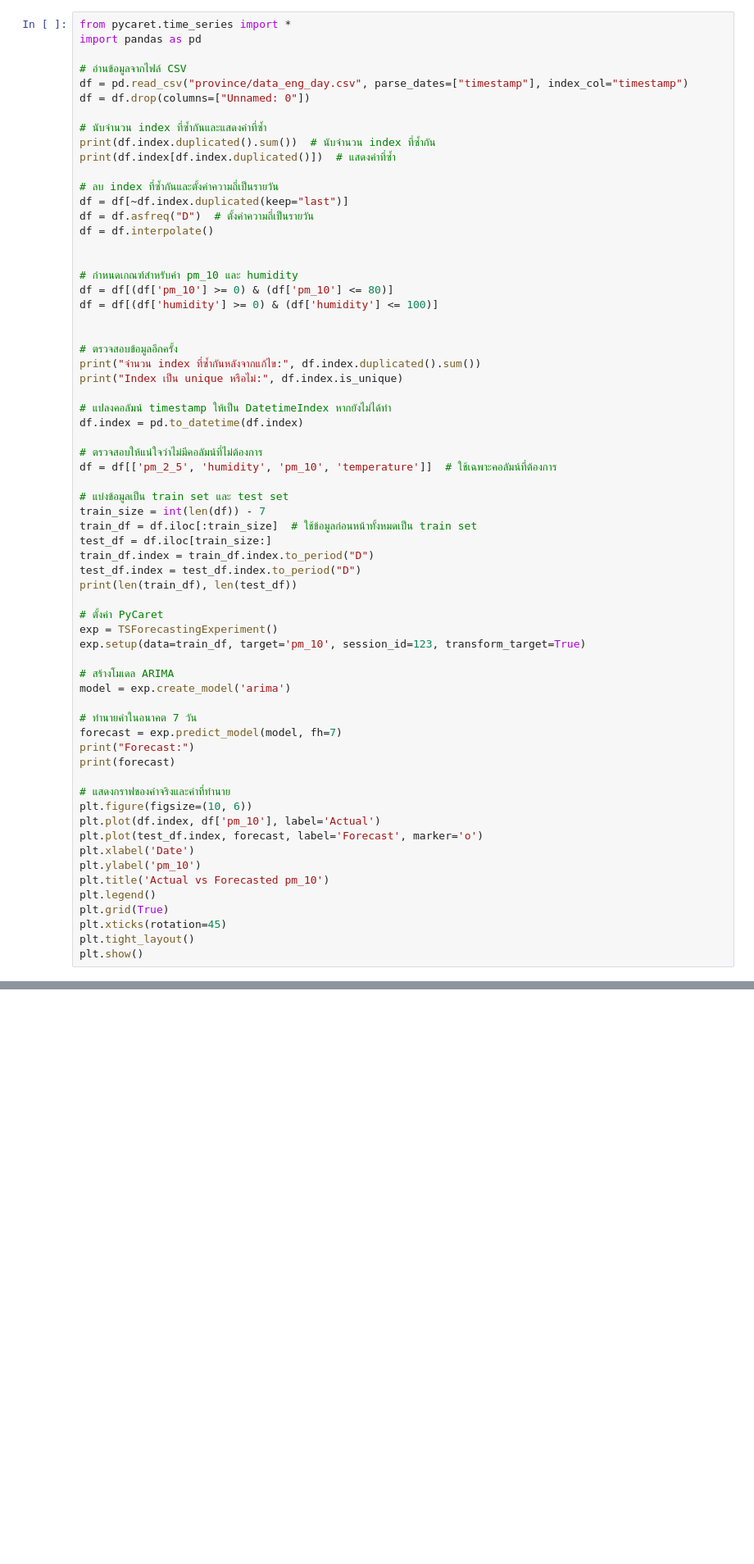
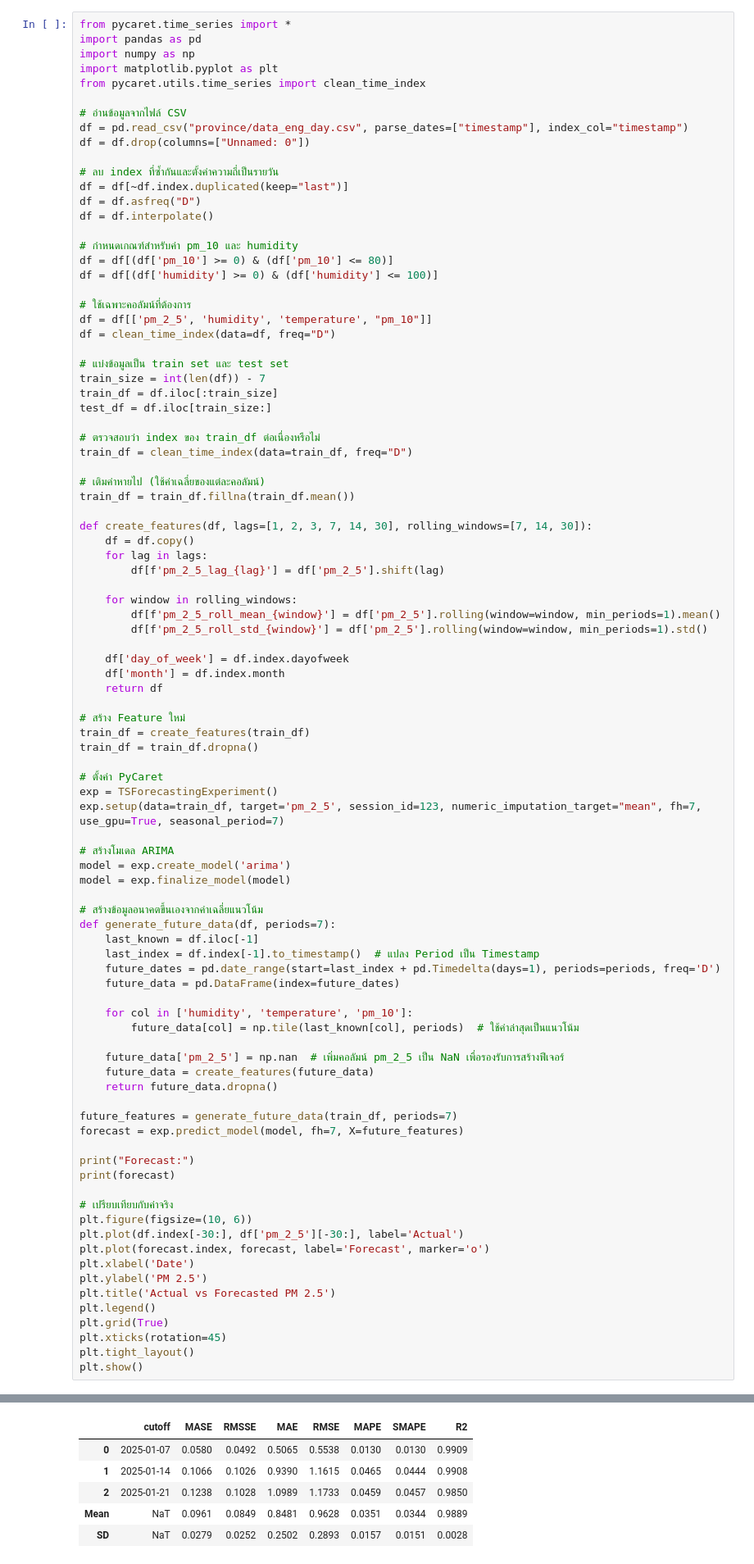
Before and after one commit to KIM2548TH/termproject1-2_cleandata, a Jupyter notebook: test3_kim.ipynb, the cells around one changed output, grey strips where cells are left out. Shown at 82% size. Saved outputs shown, nothing was run; the diff lists cells and outputs as text; blank space fills up the shorter version.

```diff
--- a/test3_kim.ipynb
+++ b/test3_kim.ipynb
@@ -1,63 +1,90 @@
 # %%
 from pycaret.time_series import *
 import pandas as pd
+import numpy as np
+import matplotlib.pyplot as plt
+from pycaret.utils.time_series import clean_time_index
 
 # อ่านข้อมูลจากไฟล์ CSV
 df = pd.read_csv("province/data_eng_day.csv", parse_dates=["timestamp"], index_col="timestamp")
 df = df.drop(columns=["Unnamed: 0"])
 
-# นับจำนวน index ที่ซ้ำกันและแสดงค่าที่ซ้ำ
-print(df.index.duplicated().sum())  # นับจำนวน index ที่ซ้ำกัน
-print(df.index[df.index.duplicated()])  # แสดงค่าที่ซ้ำ
-
 # ลบ index ที่ซ้ำกันและตั้งค่าความถี่เป็นรายวัน
 df = df[~df.index.duplicated(keep="last")]
-df = df.asfreq("D")  # ตั้งค่าความถี่เป็นรายวัน
+df = df.asfreq("D")
 df = df.interpolate()
-
 
 # กำหนดเกณฑ์สำหรับค่า pm_10 และ humidity
 df = df[(df['pm_10'] >= 0) & (df['pm_10'] <= 80)]
 df = df[(df['humidity'] >= 0) & (df['humidity'] <= 100)]
 
-
-# ตรวจสอบข้อมูลอีกครั้ง
-print("จำนวน index ที่ซ้ำกันหลังจากแก้ไข:", df.index.duplicated().sum())
-print("Index เป็น unique หรือไม่:", df.index.is_unique)
-
-# แปลงคอลัมน์ timestamp ให้เป็น DatetimeIndex หากยังไม่ได้ทำ
-df.index = pd.to_datetime(df.index)
-
-# ตรวจสอบให้แน่ใจว่าไม่มีคอลัมน์ที่ไม่ต้องการ
-df = df[['pm_2_5', 'humidity', 'pm_10', 'temperature']]  # ใช้เฉพาะคอลัมน์ที่ต้องการ
+# ใช้เฉพาะคอลัมน์ที่ต้องการ
+df = df[['pm_2_5', 'humidity', 'temperature', "pm_10"]]
+df = clean_time_index(data=df, freq="D")
 
 # แบ่งข้อมูลเป็น train set และ test set
 train_size = int(len(df)) - 7
-train_df = df.iloc[:train_size]  # ใช้ข้อมูลก่อนหน้าทั้งหมดเป็น train set
+train_df = df.iloc[:train_size]
 test_df = df.iloc[train_size:]
-train_df.index = train_df.index.to_period("D")
-test_df.index = test_df.index.to_period("D")
-print(len(train_df), len(test_df))
+
+# ตรวจสอบว่า index ของ train_df ต่อเนื่องหรือไม่
+train_df = clean_time_index(data=train_df, freq="D")
+
+# เติมค่าหายไป (ใช้ค่าเฉลี่ยของแต่ละคอลัมน์)
+train_df = train_df.fillna(train_df.mean())
+
+def create_features(df, lags=[1, 2, 3, 7, 14, 30], rolling_windows=[7, 14, 30]):
+    df = df.copy()
+    for lag in lags:
+        df[f'pm_2_5_lag_{lag}'] = df['pm_2_5'].shift(lag)
+
+    for window in rolling_windows:
+        df[f'pm_2_5_roll_mean_{window}'] = df['pm_2_5'].rolling(window=window, min_periods=1).mean()
+        df[f'pm_2_5_roll_std_{window}'] = df['pm_2_5'].rolling(window=window, min_periods=1).std()
+
+    df['day_of_week'] = df.index.dayofweek
+    df['month'] = df.index.month
+    return df
+
+# สร้าง Feature ใหม่
+train_df = create_features(train_df)
+train_df = train_df.dropna()
 
 # ตั้งค่า PyCaret
 exp = TSForecastingExperiment()
-exp.setup(data=train_df, target='pm_10', session_id=123, transform_target=True)
+exp.setup(data=train_df, target='pm_2_5', session_id=123, numeric_imputation_target="mean", fh=7, use_gpu=True, seasonal_period=7)
 
 # สร้างโมเดล ARIMA
 model = exp.create_model('arima')
+model = exp.finalize_model(model)
 
-# ทำนายค่าในอนาคต 7 วัน
-forecast = exp.predict_model(model, fh=7)
+# สร้างข้อมูลอนาคตขึ้นเองจากค่าเฉลี่ยแนวโน้ม
+def generate_future_data(df, periods=7):
+    last_known = df.iloc[-1]
+    last_index = df.index[-1].to_timestamp()  # แปลง Period เป็น Timestamp
+    future_dates = pd.date_range(start=last_index + pd.Timedelta(days=1), periods=periods, freq='D')
+    future_data = pd.DataFrame(index=future_dates)
+
+    for col in ['humidity', 'temperature', 'pm_10']:
+        future_data[col] = np.tile(last_known[col], periods)  # ใช้ค่าล่าสุดเป็นแนวโน้ม
+
+    future_data['pm_2_5'] = np.nan  # เพิ่มคอลัมน์ pm_2_5 เป็น NaN เพื่อรองรับการสร้างฟีเจอร์
+    future_data = create_features(future_data)
+    return future_data.dropna()
+
+future_features = generate_future_data(train_df, periods=7)
+forecast = exp.predict_model(model, fh=7, X=future_features)
+
 print("Forecast:")
 print(forecast)
 
-# แสดงกราฟของค่าจริงและค่าที่ทำนาย
+# เปรียบเทียบกับค่าจริง
 plt.figure(figsize=(10, 6))
-plt.plot(df.index, df['pm_10'], label='Actual')
-plt.plot(test_df.index, forecast, label='Forecast', marker='o')
+plt.plot(df.index[-30:], df['pm_2_5'][-30:], label='Actual')
+plt.plot(forecast.index, forecast, label='Forecast', marker='o')
 plt.xlabel('Date')
-plt.ylabel('pm_10')
-plt.title('Actual vs Forecasted pm_10')
+plt.ylabel('PM 2.5')
+plt.title('Actual vs Forecasted PM 2.5')
 plt.legend()
 plt.grid(True)
 plt.xticks(rotation=45)
@@ -84,0 +129,6 @@ Index เป็น unique หรือไม่: True
+|  | cutoff | MASE | RMSSE | MAE | RMSE | MAPE | SMAPE | R2 |
+| 0 | 2025-01-07 | 0.0580 | 0.0492 | 0.5065 | 0.5538 | 0.0130 | 0.0130 | 0.9909 |
+| 1 | 2025-01-14 | 0.1066 | 0.1026 | 0.9390 | 1.1615 | 0.0465 | 0.0444 | 0.9908 |
+| 2 | 2025-01-21 | 0.1238 | 0.1028 | 1.0989 | 1.1733 | 0.0459 | 0.0457 | 0.9850 |
+| Mean | NaT | 0.0961 | 0.0849 | 0.8481 | 0.9628 | 0.0351 | 0.0344 | 0.9889 |
+| SD | NaT | 0.0279 | 0.0252 | 0.2502 | 0.2893 | 0.0157 | 0.0151 | 0.0028 |
```
Also changed, not shown: parts of 3 cells of this notebook, 3 other files.
